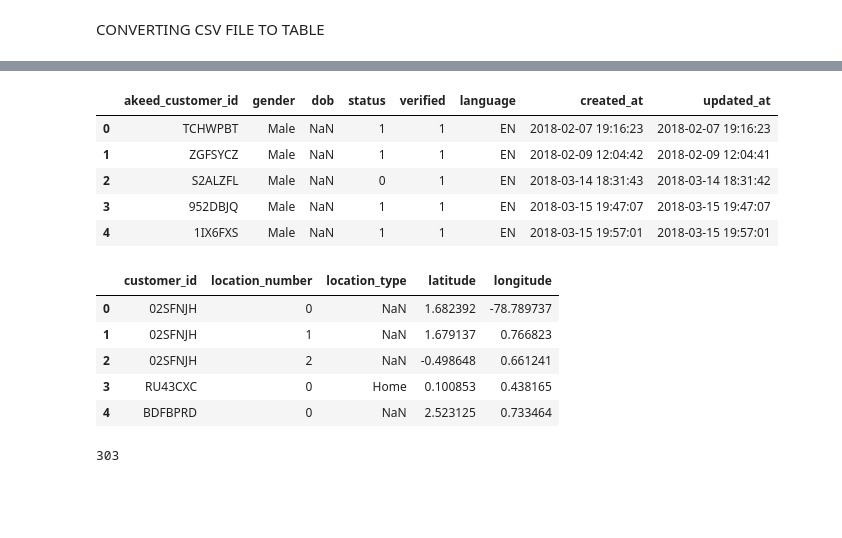
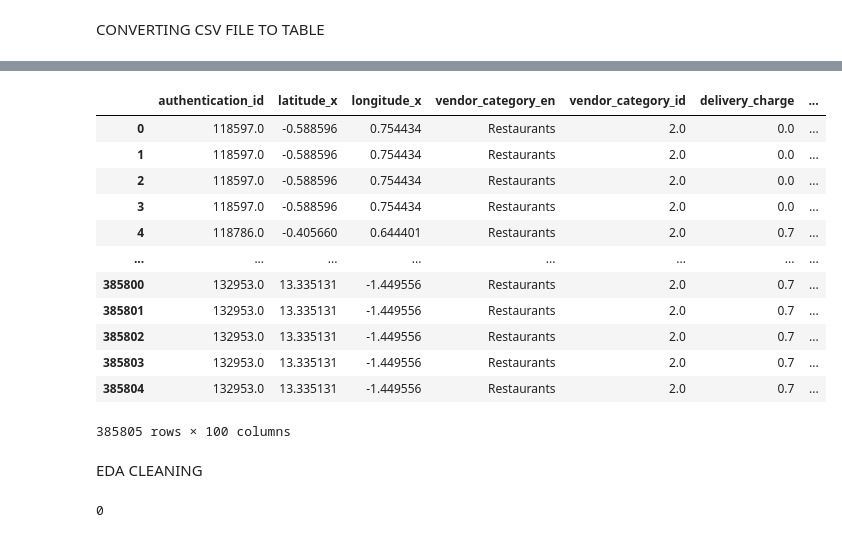
Before and after one commit to The-DigitalAcademy/Restaurant_Recommendation, a Jupyter notebook: ResturantRecommend(SQL).ipynb, the cells around one changed output, grey strips where cells are left out. Drawn from its saved outputs; the diff is of its cells as text; code cells hidden in the pictures; blank space fills up the shorter version.

Commit message:
just added our code for cleaning csv

```diff
--- a/ResturantRecommend(SQL).ipynb
+++ b/ResturantRecommend(SQL).ipynb
@@ -41,0 +88,6 @@ test_locations = pd.read_csv('/Users/da_m1_52/Downloads/test_locations.csv')
+# %%
+orders['location_number'] = orders['LOCATION_NUMBER']
+orders = orders.drop(['LOCATION_NUMBER'], axis=1)
+# %%
+orders['location_type'] = orders['LOCATION_TYPE']
+orders = orders.drop(['LOCATION_TYPE'], axis=1)
@@ -84,9 +150,0 @@ train_customers= pd.read_csv('/Users/da_m1_52/Downloads/train_customers.csv')
-# %%
-train_customers.head()
-# %% [output]
-|  | akeed_customer_id | gender | dob | status | verified | language | created_at | updated_at |
-| 0 | TCHWPBT | Male | NaN | 1 | 1 | EN | 2018-02-07 19:16:23 | 2018-02-07 19:16:23 |
-| 1 | ZGFSYCZ | Male | NaN | 1 | 1 | EN | 2018-02-09 12:04:42 | 2018-02-09 12:04:41 |
-| 2 | S2ALZFL | Male | NaN | 0 | 1 | EN | 2018-03-14 18:31:43 | 2018-03-14 18:31:42 |
-| 3 | 952DBJQ | Male | NaN | 1 | 1 | EN | 2018-03-15 19:47:07 | 2018-03-15 19:47:07 |
-| 4 | 1IX6FXS | Male | NaN | 1 | 1 | EN | 2018-03-15 19:57:01 | 2018-03-15 19:57:01 |
@@ -95,14 +150,0 @@ train_locations= pd.read_csv('/Users/da_m1_52/Downloads/train_locations.csv')
-# %%
-train_locations.head()
-# %% [output]
-|  | customer_id | location_number | location_type | latitude | longitude |
-| 0 | 02SFNJH | 0 | NaN | 1.682392 | -78.789737 |
-| 1 | 02SFNJH | 1 | NaN | 1.679137 | 0.766823 |
-| 2 | 02SFNJH | 2 | NaN | -0.498648 | 0.661241 |
-| 3 | RU43CXC | 0 | Home | 0.100853 | 0.438165 |
-| 4 | BDFBPRD | 0 | NaN | 2.523125 | 0.733464 |
-# %%
-df = pd.read_csv('/Users/da_m1_52/Downloads/orders.csv')
-df.to_sql('orders.csv', engine, if_exists='replace', index=False, chunksize=478741)
-# %% [output]
-303
@@ -108,0 +156,19 @@ df.to_sql('orders.csv', engine, if_exists='replace', index=False, chunksize=4787
+# %%
+Ven_Order_merge1 = pd.merge(vendors, orders, on=['vendor_id'])
+Ven_Order_TrainL_merge1= pd.merge(Ven_Order_merge1, locations, on=['customer_id'])
+Ven_Order_TrainL_TrainC_merge1 = pd.merge(Ven_Order_TrainL_merge1, customers, on=['customer_id'])
+Ven_Order_TrainL_TrainC_merge1
+# %% [output]
+|  | authentication_id | latitude_x | longitude_x | vendor_category_en | vendor_category_id | delivery_charge | ... |
+| 0 | 118597.0 | -0.588596 | 0.754434 | Restaurants | 2.0 | 0.0 | ... |
+| 1 | 118597.0 | -0.588596 | 0.754434 | Restaurants | 2.0 | 0.0 | ... |
+| 2 | 118597.0 | -0.588596 | 0.754434 | Restaurants | 2.0 | 0.0 | ... |
+| 3 | 118597.0 | -0.588596 | 0.754434 | Restaurants | 2.0 | 0.0 | ... |
+| 4 | 118786.0 | -0.405660 | 0.644401 | Restaurants | 2.0 | 0.7 | ... |
+| ... | ... | ... | ... | ... | ... | ... | ... |
+| 385800 | 132953.0 | 13.335131 | -1.449556 | Restaurants | 2.0 | 0.7 | ... |
+| 385801 | 132953.0 | 13.335131 | -1.449556 | Restaurants | 2.0 | 0.7 | ... |
+| 385802 | 132953.0 | 13.335131 | -1.449556 | Restaurants | 2.0 | 0.7 | ... |
+| 385803 | 132953.0 | 13.335131 | -1.449556 | Restaurants | 2.0 | 0.7 | ... |
+| 385804 | 132953.0 | 13.335131 | -1.449556 | Restaurants | 2.0 | 0.7 | ... |
+385805 rows × 100 columns
@@ -108,0 +183,8 @@ df.to_sql('orders.csv', engine, if_exists='replace', index=False, chunksize=4787
+# %% [markdown]
+EDA CLEANING
+# %%
+#Checking for duplicates in our Dataset
+duplicates = Ven_Order_TrainL_TrainC_merge.duplicated().sum()
+duplicates
+# %% [output]
+0
```
Also changed, not shown: parts of 49 cells of this notebook.
